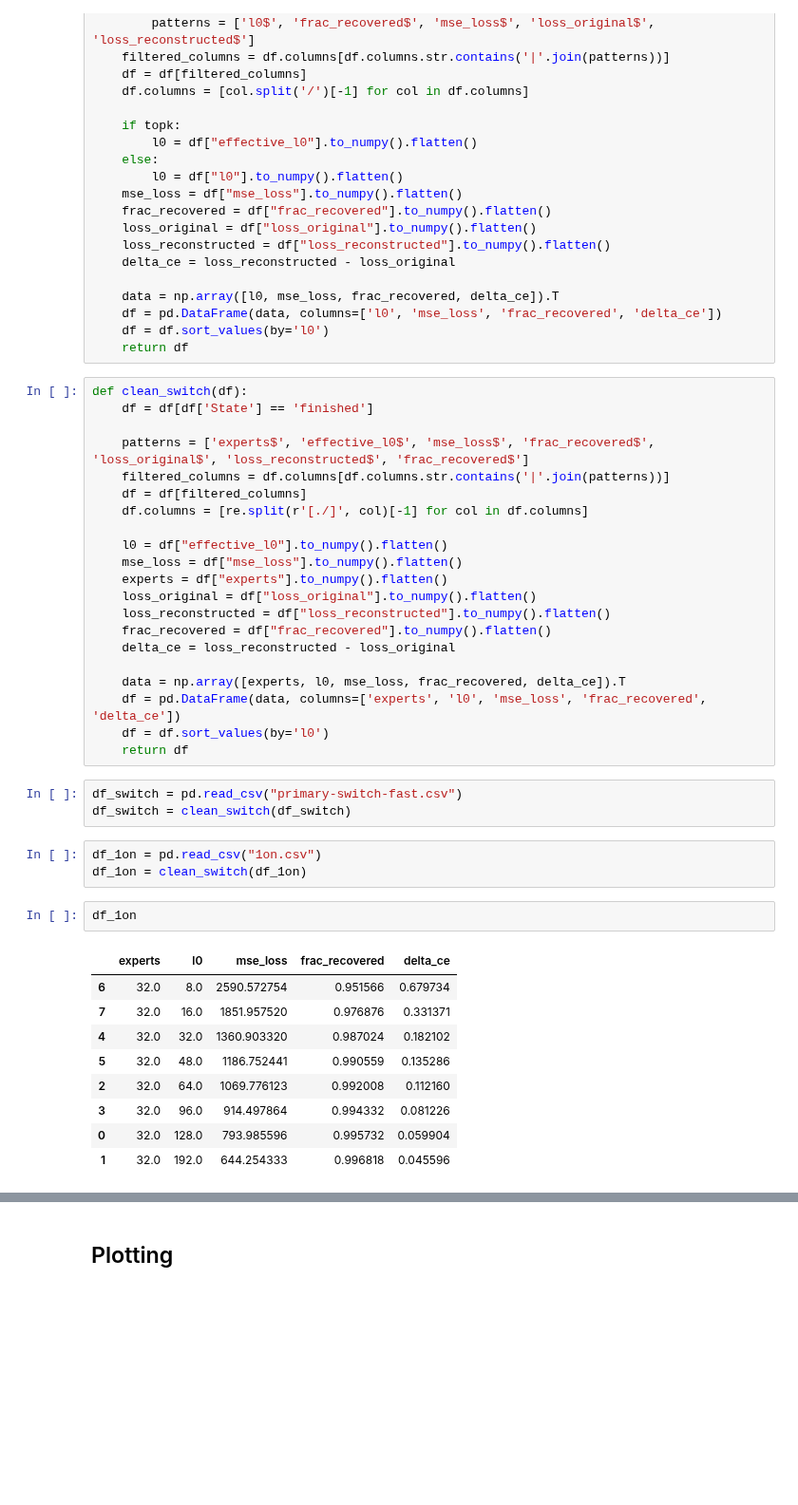
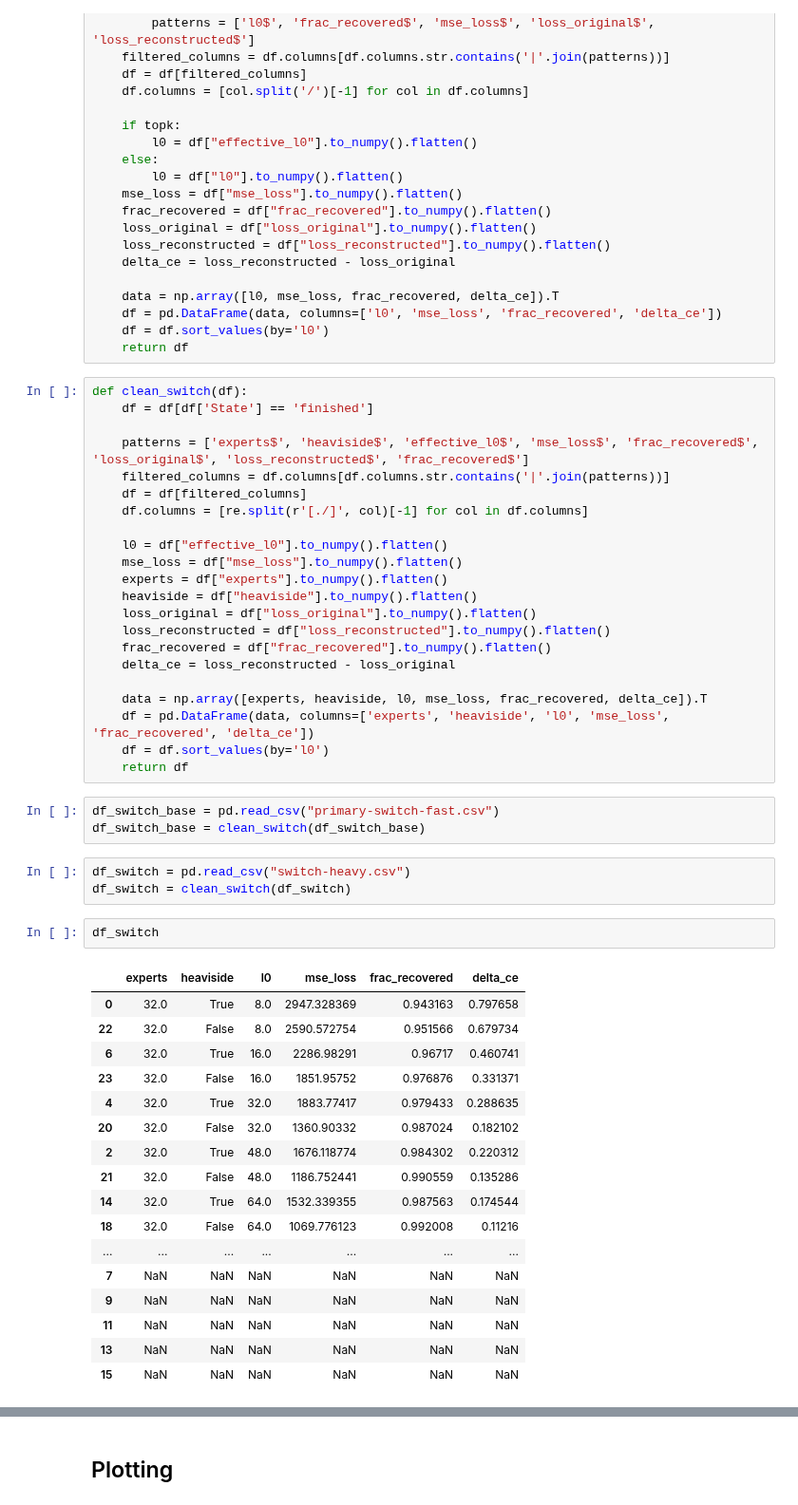
Before and after one commit to amudide/switch_sae, a Jupyter notebook: results/1on/1on.ipynb, the cells around one changed output, grey strips where cells are left out. Shown at 95% size. Cells and saved outputs as stored; diff of their text form; blank space fills up the shorter version.

```diff
--- a/results/1on/1on.ipynb
+++ b/results/1on/1on.ipynb
@@ -36,7 +36,7 @@ def clean(df, topk=False):
 def clean_switch(df):
     df = df[df['State'] == 'finished']
 
-    patterns = ['experts$', 'effective_l0$', 'mse_loss$', 'frac_recovered$', 'loss_original$', 'loss_reconstructed$', 'frac_recovered$']
+    patterns = ['experts$', 'heaviside$', 'effective_l0$', 'mse_loss$', 'frac_recovered$', 'loss_original$', 'loss_reconstructed$', 'frac_recovered$']
     filtered_columns = df.columns[df.columns.str.contains('|'.join(patterns))]
     df = df[filtered_columns]
     df.columns = [re.split(r'[./]', col)[-1] for col in df.columns]
@@ -44,30 +44,39 @@ def clean_switch(df):
     l0 = df["effective_l0"].to_numpy().flatten()
     mse_loss = df["mse_loss"].to_numpy().flatten()
     experts = df["experts"].to_numpy().flatten()
+    heaviside = df["heaviside"].to_numpy().flatten()
     loss_original = df["loss_original"].to_numpy().flatten()
     loss_reconstructed = df["loss_reconstructed"].to_numpy().flatten()
     frac_recovered = df["frac_recovered"].to_numpy().flatten()
     delta_ce = loss_reconstructed - loss_original
 
-    data = np.array([experts, l0, mse_loss, frac_recovered, delta_ce]).T
-    df = pd.DataFrame(data, columns=['experts', 'l0', 'mse_loss', 'frac_recovered', 'delta_ce'])
+    data = np.array([experts, heaviside, l0, mse_loss, frac_recovered, delta_ce]).T
+    df = pd.DataFrame(data, columns=['experts', 'heaviside', 'l0', 'mse_loss', 'frac_recovered', 'delta_ce'])
     df = df.sort_values(by='l0')
     return df
+# %%
+df_switch_base = pd.read_csv("primary-switch-fast.csv")
+df_switch_base = clean_switch(df_switch_base)
 # %%
-df_switch = pd.read_csv("primary-switch-fast.csv")
+df_switch = pd.read_csv("switch-heavy.csv")
 df_switch = clean_switch(df_switch)
-# %%
-df_1on = pd.read_csv("1on.csv")
-df_1on = clean_switch(df_1on)
-# %%
-df_1on
-# %% [output]
-|  | experts | l0 | mse_loss | frac_recovered | delta_ce |
-| 6 | 32.0 | 8.0 | 2590.572754 | 0.951566 | 0.679734 |
-| 7 | 32.0 | 16.0 | 1851.957520 | 0.976876 | 0.331371 |
-| 4 | 32.0 | 32.0 | 1360.903320 | 0.987024 | 0.182102 |
-| 5 | 32.0 | 48.0 | 1186.752441 | 0.990559 | 0.135286 |
-| 2 | 32.0 | 64.0 | 1069.776123 | 0.992008 | 0.112160 |
-| 3 | 32.0 | 96.0 | 914.497864 | 0.994332 | 0.081226 |
-| 0 | 32.0 | 128.0 | 793.985596 | 0.995732 | 0.059904 |
-| 1 | 32.0 | 192.0 | 644.254333 | 0.996818 | 0.045596 |
+# %%
+df_switch
+# %% [output]
+|  | experts | heaviside | l0 | mse_loss | frac_recovered | delta_ce |
+| 0 | 32.0 | True | 8.0 | 2947.328369 | 0.943163 | 0.797658 |
+| 22 | 32.0 | False | 8.0 | 2590.572754 | 0.951566 | 0.679734 |
+| 6 | 32.0 | True | 16.0 | 2286.98291 | 0.96717 | 0.460741 |
+| 23 | 32.0 | False | 16.0 | 1851.95752 | 0.976876 | 0.331371 |
+| 4 | 32.0 | True | 32.0 | 1883.77417 | 0.979433 | 0.288635 |
+| 20 | 32.0 | False | 32.0 | 1360.90332 | 0.987024 | 0.182102 |
+| 2 | 32.0 | True | 48.0 | 1676.118774 | 0.984302 | 0.220312 |
+| 21 | 32.0 | False | 48.0 | 1186.752441 | 0.990559 | 0.135286 |
+| 14 | 32.0 | True | 64.0 | 1532.339355 | 0.987563 | 0.174544 |
+| 18 | 32.0 | False | 64.0 | 1069.776123 | 0.992008 | 0.11216 |
+| ... | ... | ... | ... | ... | ... | ... |
+| 7 | NaN | NaN | NaN | NaN | NaN | NaN |
+| 9 | NaN | NaN | NaN | NaN | NaN | NaN |
+| 11 | NaN | NaN | NaN | NaN | NaN | NaN |
+| 13 | NaN | NaN | NaN | NaN | NaN | NaN |
+| 15 | NaN | NaN | NaN | NaN | NaN | NaN |
```
Also changed, not shown: parts of 7 cells of this notebook, 3 other files.
